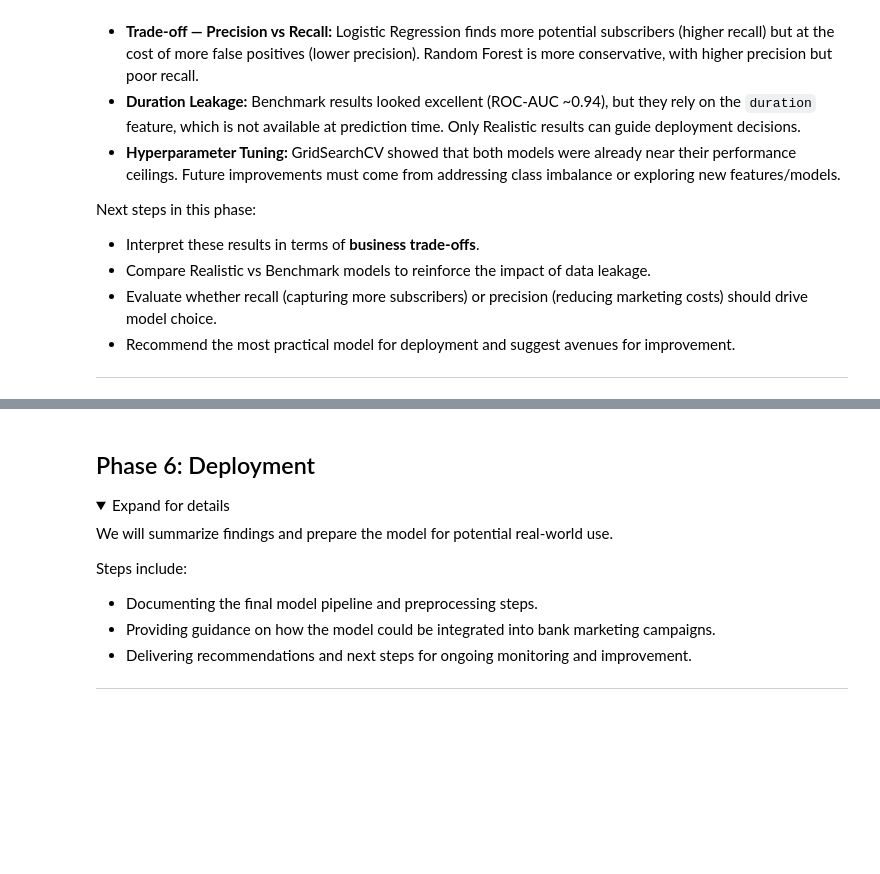
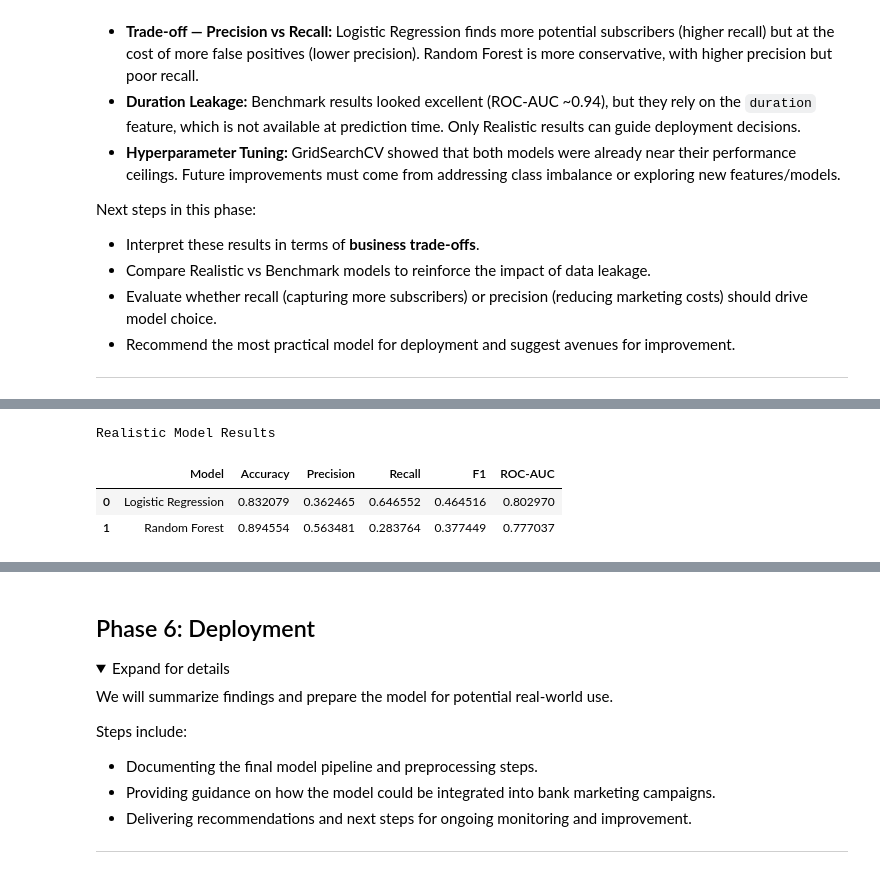
Before and after one commit to randel-bjorkquist/jupyter-notebooks-vscode, a Jupyter notebook: Project2_Machine_Learning.ipynb, the cells around one changed output, grey strips where cells are left out. Saved outputs shown, nothing was run; the diff lists cells and outputs as text; code cells hidden in the pictures; folded sections open; blank space fills up the shorter version.

```diff
--- a/Project2_Machine_Learning.ipynb
+++ b/Project2_Machine_Learning.ipynb
@@ -1394,0 +1393,18 @@ Next steps in this phase:
+# %%
+# Show results table for Realistic Models
+# Filter for Realistic dataset
+realistic_results_only = results_table[results_table["Dataset"] == "Realistic"].reset_index(drop = True)
+
+# Drop the Dataset column
+realistic_results_only = realistic_results_only.drop(columns=["Dataset"])
+
+# Trick: set index to None by reassigning to a new DataFrame
+realistic_results_only = pd.DataFrame(realistic_results_only.values, columns=realistic_results_only.columns)
+
+# Styled table (no index column)
+realistic_results_only.style.set_caption("Realistic Model Results").set_table_attributes("style='display:inline'")
+# %% [output]
+Realistic Model Results
+|  | Model | Accuracy | Precision | Recall | F1 | ROC-AUC |
+| 0 | Logistic Regression | 0.832079 | 0.362465 | 0.646552 | 0.464516 | 0.802970 |
+| 1 | Random Forest | 0.894554 | 0.563481 | 0.283764 | 0.377449 | 0.777037 |
```
Also changed, not shown: parts of 17 cells of this notebook.
